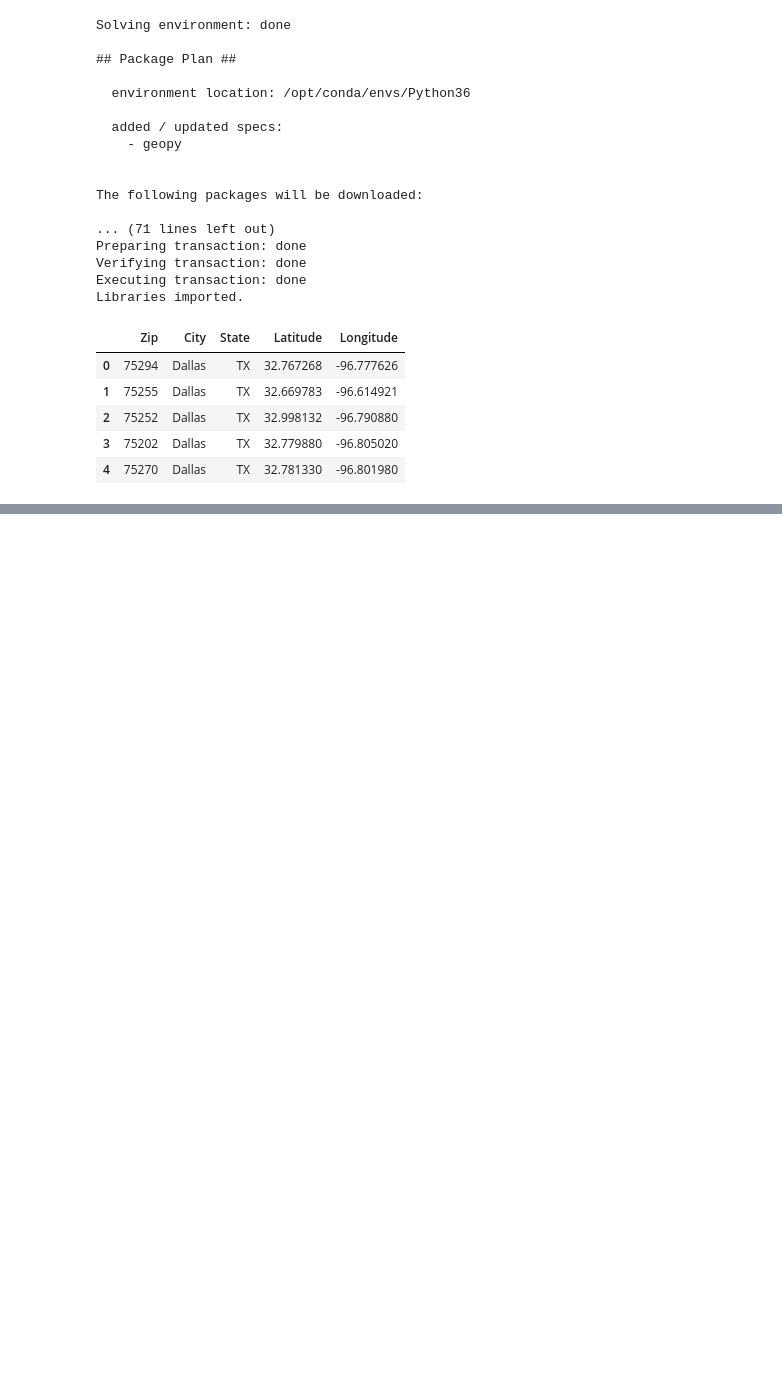
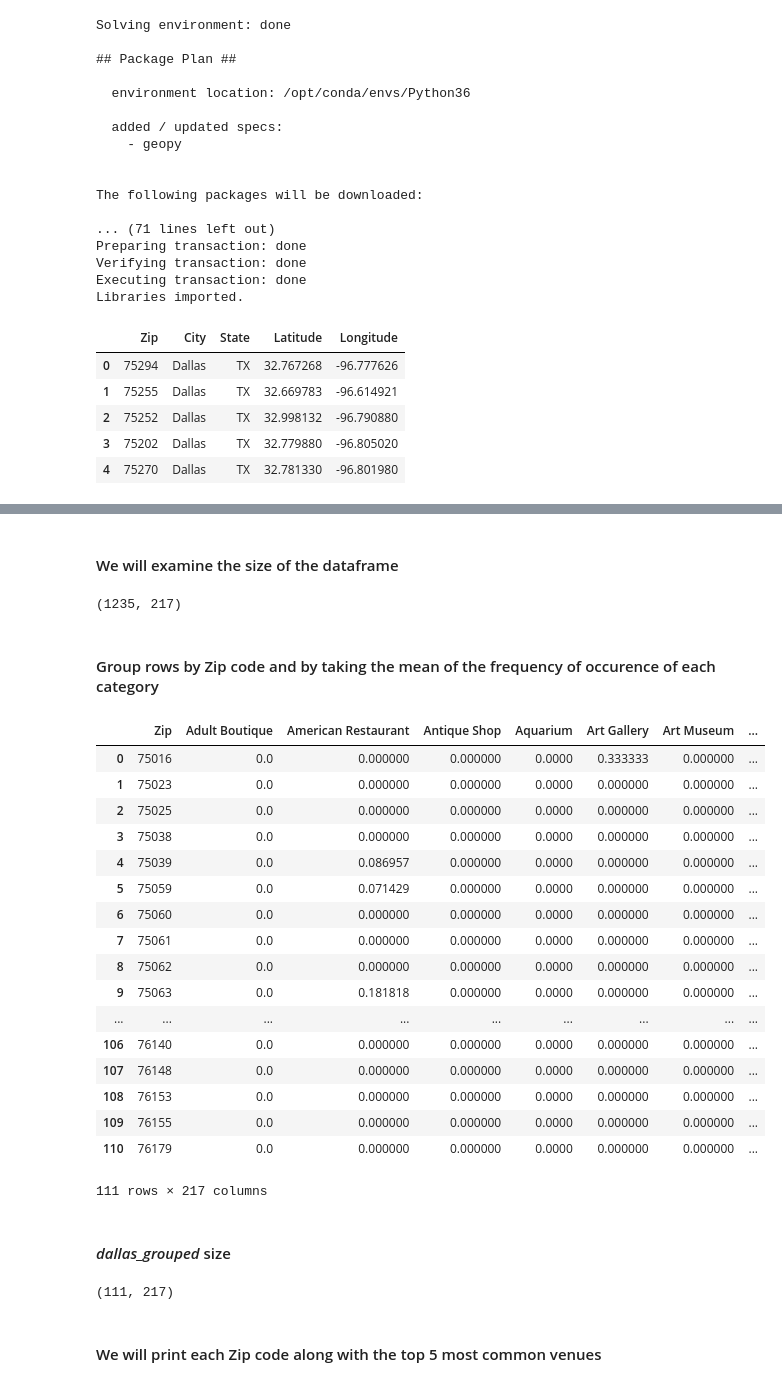
Before and after one commit to croopam/Coursera_Capstone, a Jupyter notebook: The Tech Migration to Dallas Metro Area.ipynb, the cells around one changed output, grey strips where cells are left out. Saved outputs shown, nothing was run; the diff lists cells and outputs as text; code cells hidden in the pictures; blank space fills up the shorter version.

```diff
--- a/The Tech Migration to Dallas Metro Area.ipynb
+++ b/The Tech Migration to Dallas Metro Area.ipynb
@@ -89,0 +112,11 @@ map_dallas
+# %%
+import numpy as np # library to handle data in a vectorized manner
+import requests # library to handle requests
+from pandas.io.json import json_normalize # tranform JSON file into a pandas dataframe
+CLIENT_ID = 'L3REGKHVDVIFD2FOTV4YOXKJZAVGLRHA0XI3ONCHOEW4AYJ0' # Foursquare ID
+CLIENT_SECRET = 'T1TMKPK0KVQ2WB0M5FSXLGKVWJT1ZZ5PXAC0CZ5ZR23Y4AXZ' # Foursquare Secret
+VERSION = '20180605' # Foursquare API version
+LIMIT = 100 # limit of number of venues returned by Foursquare API
+print('Your credentails:')
+print('CLIENT_ID: ' + CLIENT_ID)
+print('CLIENT_SECRET:' + CLIENT_SECRET)
@@ -89,0 +173,5 @@ map_dallas
+# %%
+dallas_venues = getNearbyVenues(Zip=df_data_1['Zip'],
+                                   latitudes=df_data_1['Latitude'],
+                                   longitudes=df_data_1['Longitude']
+                                  )
@@ -89,0 +241,12 @@ map_dallas
+# %%
+# one hot encoding
+dallas_onehot = pd.get_dummies(dallas_venues[['Venue Category']], prefix="", prefix_sep="")
+
+# add neighborhood column back to dataframe
+dallas_onehot['Zip'] = dallas_venues['Zip']
+
+# move neighborhood column to the first column
+fixed_columns = [dallas_onehot.columns[-1]] + list(dallas_onehot.columns[:-1])
+dallas_onehot = dallas_onehot[fixed_columns]
+
+dallas_onehot.head()
@@ -89,0 +261,38 @@ map_dallas
+# %% [markdown]
+#### We will examine the size of the dataframe
+# %%
+dallas_onehot.shape
+# %% [output]
+(1235, 217)
+# %% [markdown]
+#### Group rows by Zip code and by taking the mean of the frequency of occurence of each category
+# %%
+dallas_grouped = dallas_onehot.groupby('Zip').mean().reset_index()
+dallas_grouped
+# %% [output]
+|  | Zip | Adult Boutique | American Restaurant | Antique Shop | Aquarium | Art Gallery | Art Museum | ... |
+| 0 | 75016 | 0.0 | 0.000000 | 0.000000 | 0.0000 | 0.333333 | 0.000000 | ... |
+| 1 | 75023 | 0.0 | 0.000000 | 0.000000 | 0.0000 | 0.000000 | 0.000000 | ... |
+| 2 | 75025 | 0.0 | 0.000000 | 0.000000 | 0.0000 | 0.000000 | 0.000000 | ... |
+| 3 | 75038 | 0.0 | 0.000000 | 0.000000 | 0.0000 | 0.000000 | 0.000000 | ... |
+| 4 | 75039 | 0.0 | 0.086957 | 0.000000 | 0.0000 | 0.000000 | 0.000000 | ... |
+| 5 | 75059 | 0.0 | 0.071429 | 0.000000 | 0.0000 | 0.000000 | 0.000000 | ... |
+| 6 | 75060 | 0.0 | 0.000000 | 0.000000 | 0.0000 | 0.000000 | 0.000000 | ... |
+| 7 | 75061 | 0.0 | 0.000000 | 0.000000 | 0.0000 | 0.000000 | 0.000000 | ... |
+| 8 | 75062 | 0.0 | 0.000000 | 0.000000 | 0.0000 | 0.000000 | 0.000000 | ... |
+| 9 | 75063 | 0.0 | 0.181818 | 0.000000 | 0.0000 | 0.000000 | 0.000000 | ... |
+| ... | ... | ... | ... | ... | ... | ... | ... | ... |
+| 106 | 76140 | 0.0 | 0.000000 | 0.000000 | 0.0000 | 0.000000 | 0.000000 | ... |
+| 107 | 76148 | 0.0 | 0.000000 | 0.000000 | 0.0000 | 0.000000 | 0.000000 | ... |
+| 108 | 76153 | 0.0 | 0.000000 | 0.000000 | 0.0000 | 0.000000 | 0.000000 | ... |
+| 109 | 76155 | 0.0 | 0.000000 | 0.000000 | 0.0000 | 0.000000 | 0.000000 | ... |
+| 110 | 76179 | 0.0 | 0.000000 | 0.000000 | 0.0000 | 0.000000 | 0.000000 | ... |
+111 rows × 217 columns
+# %% [markdown]
+#### *dallas_grouped* size
+# %%
+dallas_grouped.shape
+# %% [output]
+(111, 217)
+# %% [markdown]
+#### We will print each Zip code along with the top 5 most common venues
```
Also changed, not shown: parts of 43 cells of this notebook.
